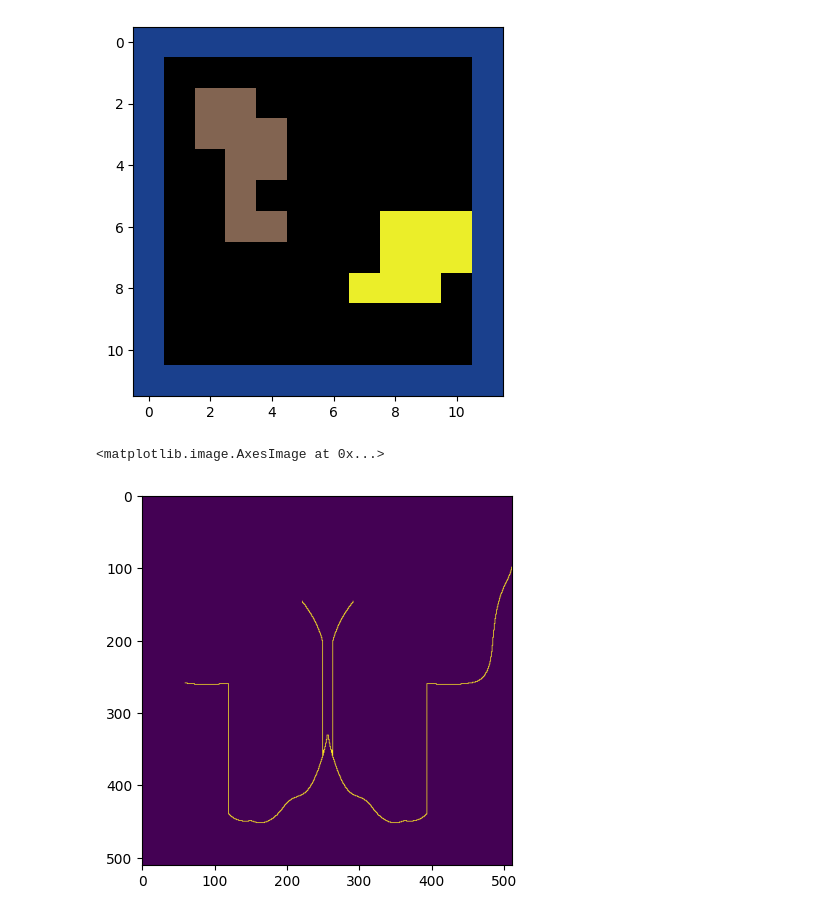
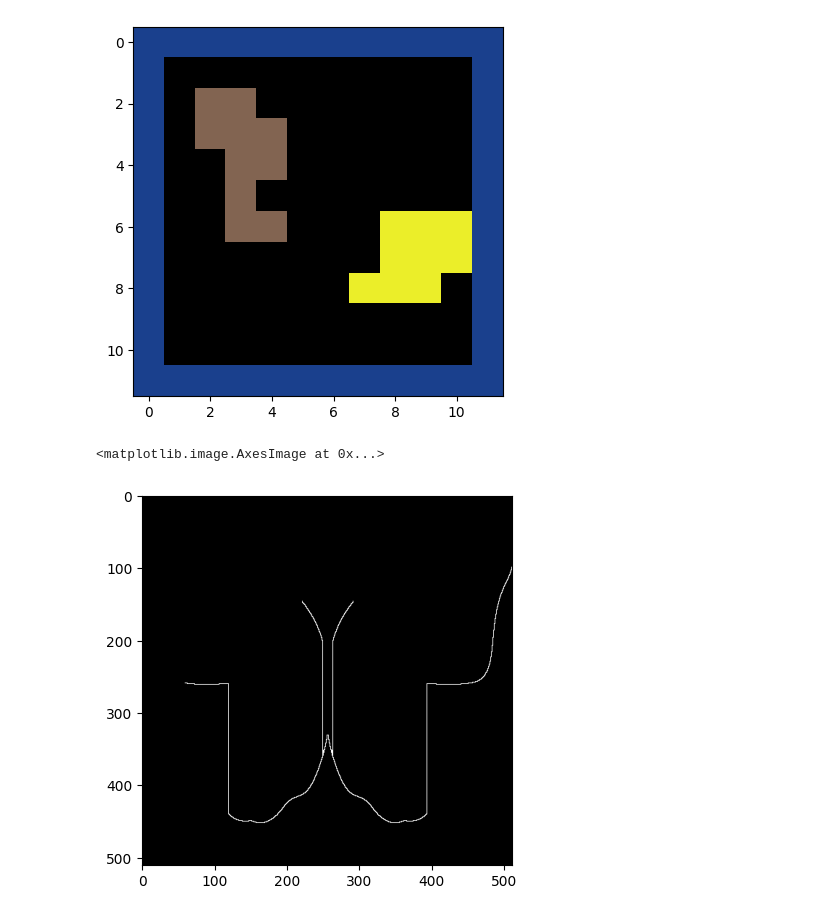
Before and after one commit to aarush-umap/3Dvision, a Jupyter notebook: binary_images.ipynb, the cells around one changed output. Drawn from its saved outputs; the diff is of its cells as text; code cells hidden in the pictures.

```diff
--- a/binary_images.ipynb
+++ b/binary_images.ipynb
@@ -151,7 +151,7 @@ plt.imshow(bseg.color_segmentations(l | {45}, np.pad(ld, (1,1), 'constant', cons
 [figure]
 # %%
 temp = bseg.skeletonization(binary_butterfly)
-plt.imshow(temp)
+plt.imshow(temp, cmap='gray')
 # %% [output]
 <matplotlib.image.AxesImage at 0x...>
-[figure, old version]
+[figure, new version]
```
